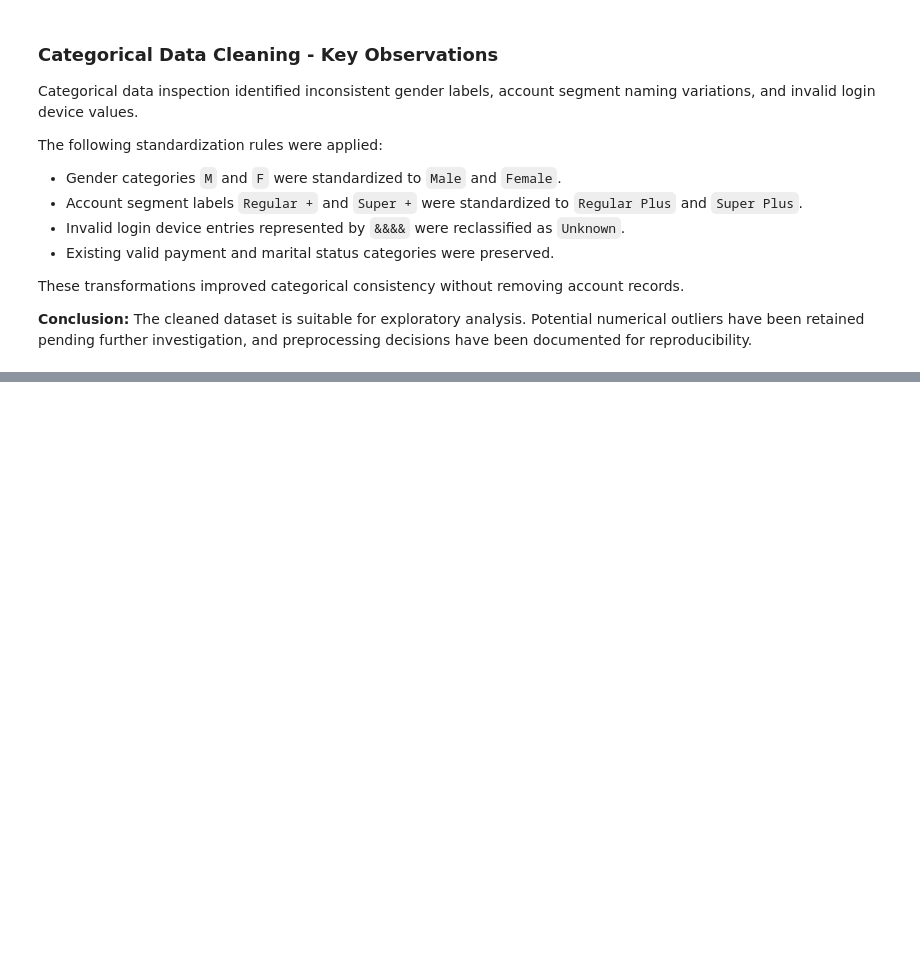
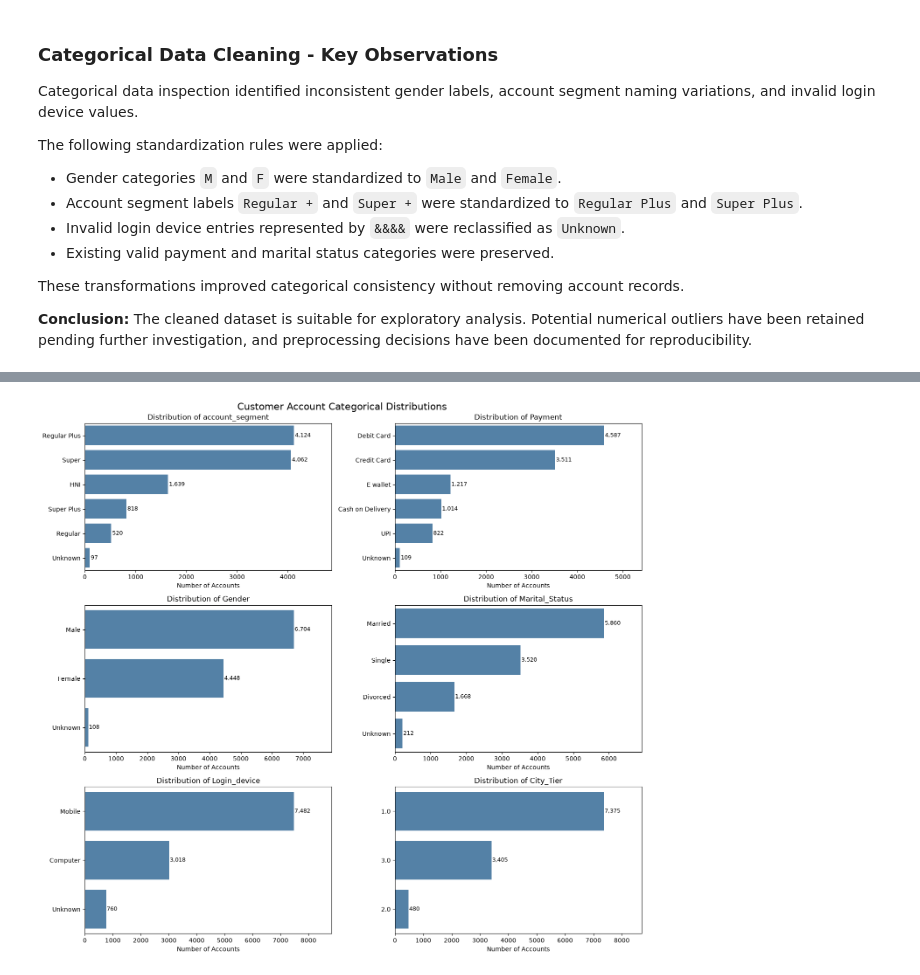
Before and after one commit to timayabi2020/churn-prediction-mlops, a Jupyter notebook: notebooks/churn_prediction.ipynb, the cells around one changed output, grey strips where cells are left out. Drawn from its saved outputs; the diff is of its cells as text; code cells hidden in the pictures; blank space fills up the shorter version.

```diff
--- a/notebooks/churn_prediction.ipynb
+++ b/notebooks/churn_prediction.ipynb
@@ -661,0 +937,37 @@ These transformations improved categorical consistency without removing account
+# %%
+fig, axes = plt.subplots(3, 2, figsize=(14, 13))
+
+for ax, col in zip(axes.flatten(), categorical_features):
+    counts = df_eda[col].value_counts()
+
+    sns.barplot(
+        x=counts.values,
+        y=counts.index.astype(str),
+        ax=ax,
+        color="steelblue"
+    )
+
+    ax.set_title(f"Distribution of {col}")
+    ax.set_xlabel("Number of Accounts")
+    ax.set_ylabel("")
+
+    for i, count in enumerate(counts.values):
+        ax.text(
+            count + 20,
+            i,
+            f"{count:,}",
+            va="center",
+            fontsize=9
+        )
+
+    ax.set_xlim(0, counts.max() * 1.18)
+
+plt.suptitle(
+    "Customer Account Categorical Distributions",
+    fontsize=16
+)
+
+plt.tight_layout()
+plt.show()
+# %% [output]
+[figure, added]
```
Also changed, not shown: parts of 13 cells of this notebook.
